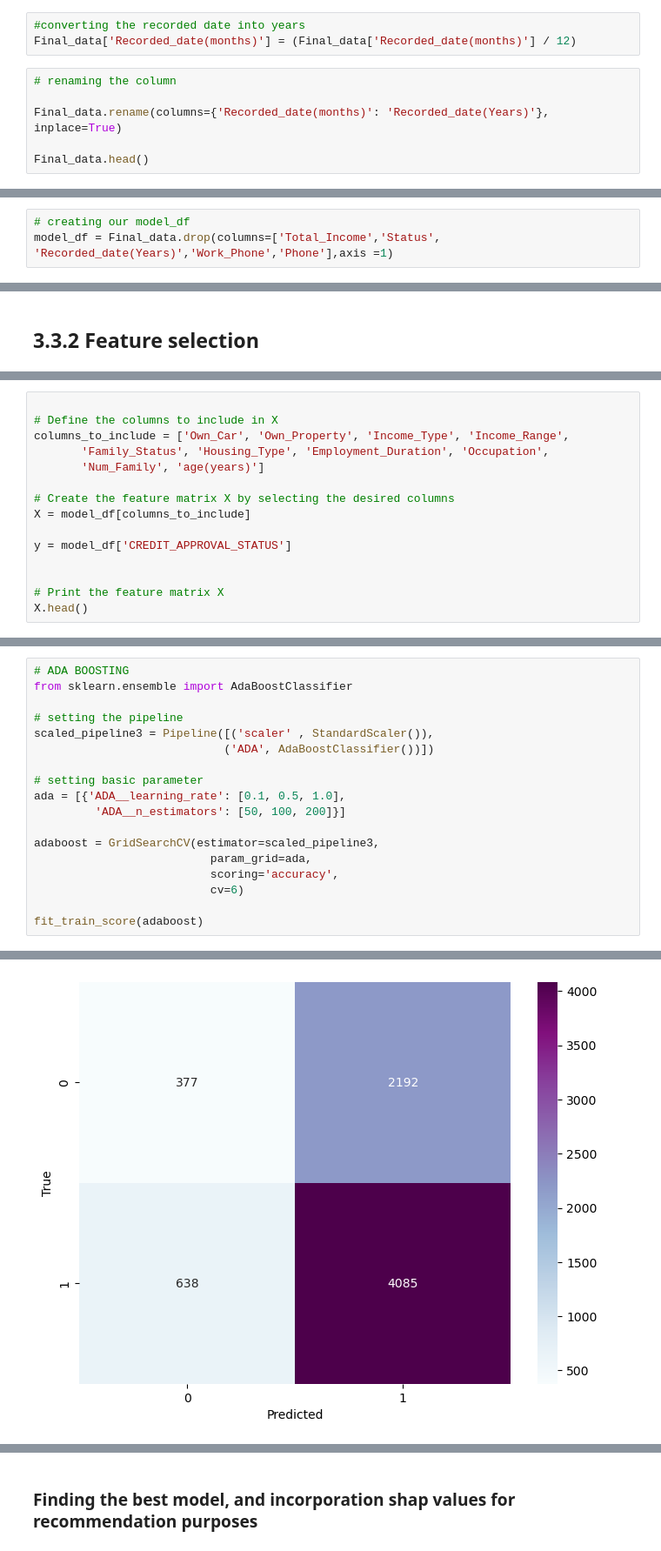
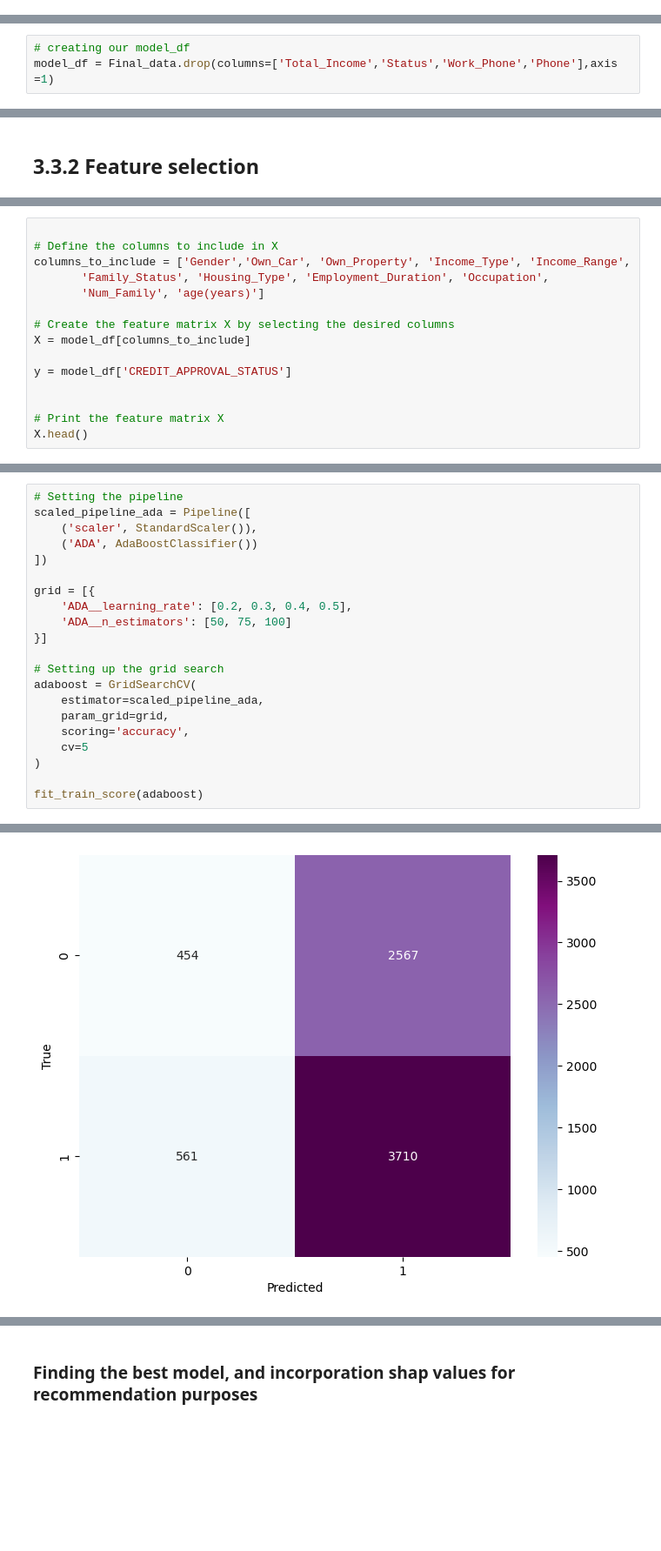
Before and after one commit to ndungek/Credit-Card-Approval-Prediction, a Jupyter notebook: approval.ipynb, the cells around one changed output, grey strips where cells are left out. Shown at 87% size. Drawn from its saved outputs; the diff is of its cells as text; blank space fills up the shorter version.

```diff
--- a/approval.ipynb
+++ b/approval.ipynb
@@ -1103,9 +1190,0 @@ Final_data
-# %%
-#converting the recorded date into years
-Final_data['Recorded_date(months)'] = (Final_data['Recorded_date(months)'] / 12)
-# %%
-# renaming the column
-
-Final_data.rename(columns={'Recorded_date(months)': 'Recorded_date(Years)'}, inplace=True)
-
-Final_data.head()
@@ -1125,6 +1193,6 @@ Final_data.head()
 # %%
 # creating our model_df
-model_df = Final_data.drop(columns=['Total_Income','Status', 'Recorded_date(Years)','Work_Phone','Phone'],axis =1)
+model_df = Final_data.drop(columns=['Total_Income','Status','Work_Phone','Phone'],axis =1)
 # %%
 model_df = model_df.sort_values(by='CREDIT_APPROVAL_STATUS', ascending=True)
 model_df.head()
@@ -1214,7 +1272,7 @@ Selected Features: Index(['Gender', 'Own_Car', 'Own_Property', 'Income_Type', 'I
 # %%
 
 # Define the columns to include in X
-columns_to_include = ['Own_Car', 'Own_Property', 'Income_Type', 'Income_Range',
+columns_to_include = ['Gender','Own_Car', 'Own_Property', 'Income_Type', 'Income_Range',
        'Family_Status', 'Housing_Type', 'Employment_Duration', 'Occupation',
        'Num_Family', 'age(years)']
 
@@ -1578,19 +1554,22 @@ plot_learning_curve(random_best)
 # %%
-# ADA BOOSTING
-from sklearn.ensemble import AdaBoostClassifier
+# Setting the pipeline
+scaled_pipeline_ada = Pipeline([
+    ('scaler', StandardScaler()),
+    ('ADA', AdaBoostClassifier())
+])
 
-# setting the pipeline
-scaled_pipeline3 = Pipeline([('scaler' , StandardScaler()),
-                            ('ADA', AdaBoostClassifier())])
+grid = [{
+    'ADA__learning_rate': [0.2, 0.3, 0.4, 0.5],
+    'ADA__n_estimators': [50, 75, 100]
+}]
 
-# setting basic parameter
-ada = [{'ADA__learning_rate': [0.1, 0.5, 1.0],
-         'ADA__n_estimators': [50, 100, 200]}]
-
-adaboost = GridSearchCV(estimator=scaled_pipeline3,
-                          param_grid=ada,
-                          scoring='accuracy',
-                          cv=6)
+# Setting up the grid search
+adaboost = GridSearchCV(
+    estimator=scaled_pipeline_ada,
+    param_grid=grid,
+    scoring='accuracy',
+    cv=5
+)
 
 fit_train_score(adaboost)
 # %% [output]
@@ -1613,4 +1592,4 @@ weighted avg       0.76      0.61      0.67      7292
-[figure, old version]
+[figure, new version]
 # %%
 adaboost.best_params_
 # %% [output]
```
Also changed, not shown: parts of 122 cells of this notebook.
